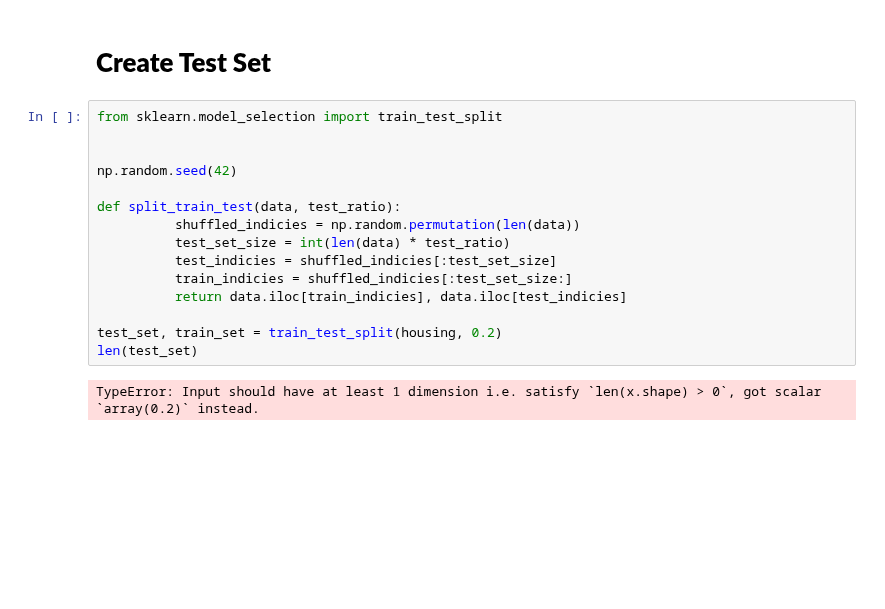
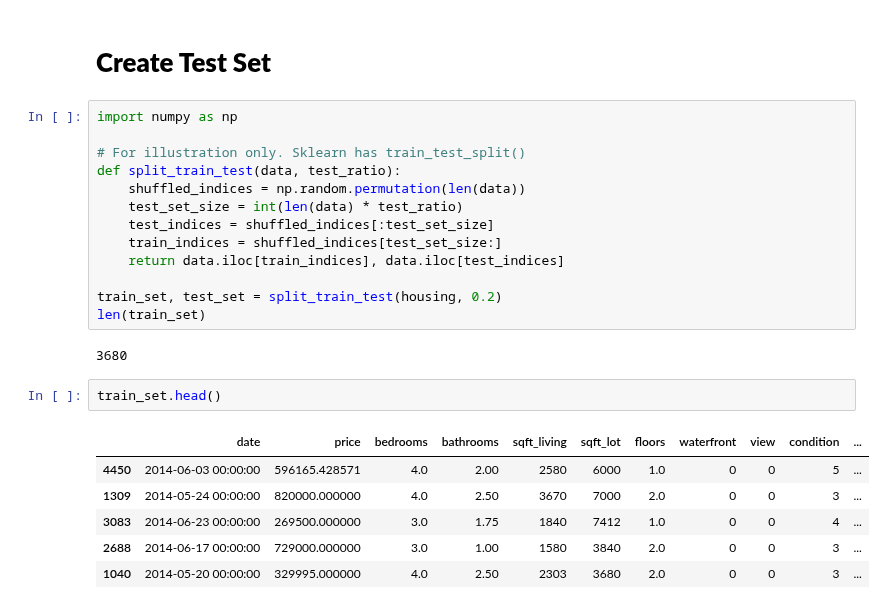
Before and after one commit to regional-specter/Learning-ML, a Jupyter notebook: Model Examples and Practice/Practice - Kaggle/LinearReg.ipynb, the cells around one changed output. Saved outputs shown, nothing was run; the diff lists cells and outputs as text; blank space fills up the shorter version.

```diff
--- a/Model Examples and Practice/Practice - Kaggle/LinearReg.ipynb
+++ b/Model Examples and Practice/Practice - Kaggle/LinearReg.ipynb
@@ -104,19 +104,26 @@ plt.show()
 # %% [markdown]
 # **Create Test Set**
 # %%
-from sklearn.model_selection import train_test_split
+import numpy as np
 
+# For illustration only. Sklearn has train_test_split()
+def split_train_test(data, test_ratio):
+    shuffled_indices = np.random.permutation(len(data))
+    test_set_size = int(len(data) * test_ratio)
+    test_indices = shuffled_indices[:test_set_size]
+    train_indices = shuffled_indices[test_set_size:]
+    return data.iloc[train_indices], data.iloc[test_indices]
 
-np.random.seed(42)
-
-def split_train_test(data, test_ratio):
-          shuffled_indicies = np.random.permutation(len(data))
-          test_set_size = int(len(data) * test_ratio)
-          test_indicies = shuffled_indicies[:test_set_size]
-          train_indicies = shuffled_indicies[:test_set_size:]
-          return data.iloc[train_indicies], data.iloc[test_indicies]
-
-test_set, train_set = train_test_split(housing, 0.2)
-len(test_set)
+train_set, test_set = split_train_test(housing, 0.2)
+len(train_set)
 # %% [output]
-TypeError: Input should have at least 1 dimension i.e. satisfy `len(x.shape) > 0`, got scalar `array(0.2)` instead.
+3680
+# %%
+train_set.head()
+# %% [output]
+|  | date | price | bedrooms | bathrooms | sqft_living | sqft_lot | floors | waterfront | view | condition | ... |
+| 4450 | 2014-06-03 00:00:00 | 596165.428571 | 4.0 | 2.00 | 2580 | 6000 | 1.0 | 0 | 0 | 5 | ... |
+| 1309 | 2014-05-24 00:00:00 | 820000.000000 | 4.0 | 2.50 | 3670 | 7000 | 2.0 | 0 | 0 | 3 | ... |
+| 3083 | 2014-06-23 00:00:00 | 269500.000000 | 3.0 | 1.75 | 1840 | 7412 | 1.0 | 0 | 0 | 4 | ... |
+| 2688 | 2014-06-17 00:00:00 | 729000.000000 | 3.0 | 1.00 | 1580 | 3840 | 2.0 | 0 | 0 | 3 | ... |
+| 1040 | 2014-05-20 00:00:00 | 329995.000000 | 4.0 | 2.50 | 2303 | 3680 | 2.0 | 0 | 0 | 3 | ... |
```
Also changed, not shown: parts of 2 cells of this notebook.
